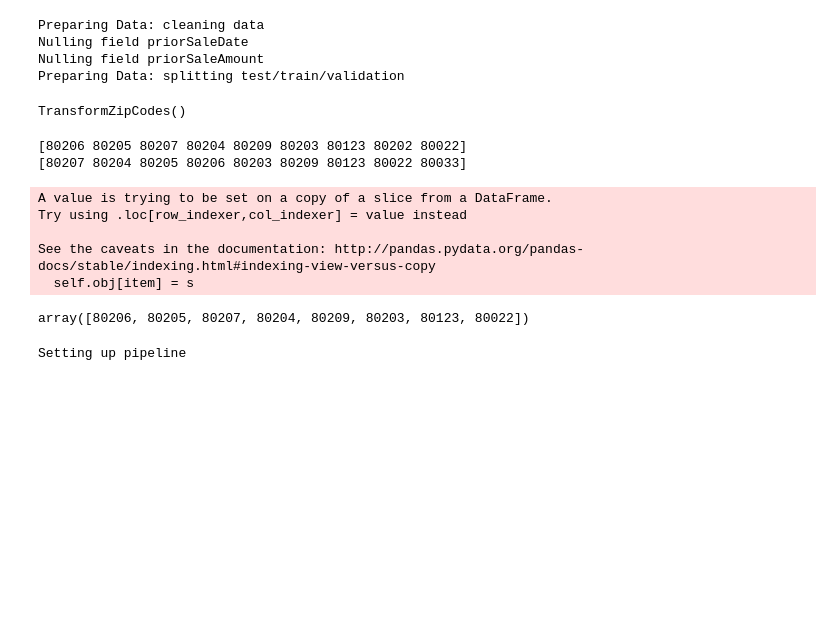
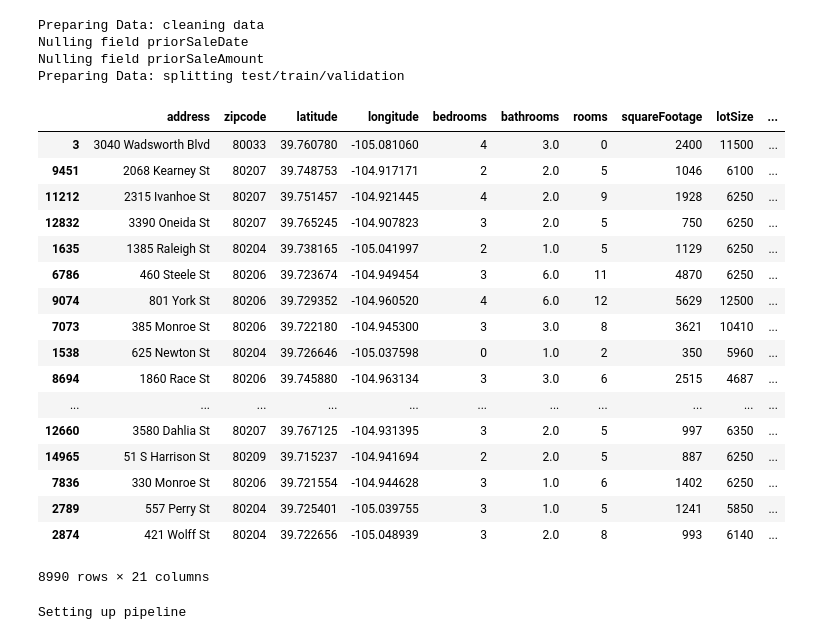
Before and after one commit to ideaian/housing_prices, a Jupyter notebook: improved_pipeline.ipynb, the cells around one changed output. Drawn from its saved outputs; the diff is of its cells as text; code cells hidden in the pictures; blank space fills up the shorter version.

Commit message:
good point where things are working. need to generalize the featurizer + data preparation together possibly, because of field-names

```diff
--- a/improved_pipeline.ipynb
+++ b/improved_pipeline.ipynb
@@ -39,29 +39,28 @@ Preparing Data: cleaning data
 Nulling field priorSaleDate
 Nulling field priorSaleAmount
 Preparing Data: splitting test/train/validation
-# %%
-tzip = TransformZipCodes()
-tzip.fit(df_train)
-# %% [output]
-TransformZipCodes()
-# %%
-print(X_test.zipcode.unique())
-print(X_train.zipcode.unique())
-# %% [output]
-[80206 80205 80207 80204 80209 80203 80123 80202 80022]
-[80207 80204 80205 80206 80203 80209 80123 80022 80033]
-# %%
-Y_test_t = tzip.transform(df_test)
-# %% [output]
-A value is trying to be set on a copy of a slice from a DataFrame.
-Try using .loc[row_indexer,col_indexer] = value instead
-
-See the caveats in the documentation: http://pandas.pydata.org/pandas-docs/stable/indexing.html#indexing-view-versus-copy
-  self.obj[item] = s
-# %%
-Y_test_t.zipcode.unique()
-# %% [output]
-array([80206, 80205, 80207, 80204, 80209, 80203, 80123, 80022])
+# %%
+tzip = ImputeZipCodes()
+tzip.fit_transform(X_train,y_train)
+# %% [output]
+|  | address | zipcode | latitude | longitude | bedrooms | bathrooms | rooms | squareFootage | lotSize | ... |
+| 3 | 3040 Wadsworth Blvd | 80033 | 39.760780 | -105.081060 | 4 | 3.0 | 0 | 2400 | 11500 | ... |
+| 9451 | 2068 Kearney St | 80207 | 39.748753 | -104.917171 | 2 | 2.0 | 5 | 1046 | 6100 | ... |
+| 11212 | 2315 Ivanhoe St | 80207 | 39.751457 | -104.921445 | 4 | 2.0 | 9 | 1928 | 6250 | ... |
+| 12832 | 3390 Oneida St | 80207 | 39.765245 | -104.907823 | 3 | 2.0 | 5 | 750 | 6250 | ... |
+| 1635 | 1385 Raleigh St | 80204 | 39.738165 | -105.041997 | 2 | 1.0 | 5 | 1129 | 6250 | ... |
+| 6786 | 460 Steele St | 80206 | 39.723674 | -104.949454 | 3 | 6.0 | 11 | 4870 | 6250 | ... |
+| 9074 | 801 York St | 80206 | 39.729352 | -104.960520 | 4 | 6.0 | 12 | 5629 | 12500 | ... |
+| 7073 | 385 Monroe St | 80206 | 39.722180 | -104.945300 | 3 | 3.0 | 8 | 3621 | 10410 | ... |
+| 1538 | 625 Newton St | 80204 | 39.726646 | -105.037598 | 0 | 1.0 | 2 | 350 | 5960 | ... |
+| 8694 | 1860 Race St | 80206 | 39.745880 | -104.963134 | 3 | 3.0 | 6 | 2515 | 4687 | ... |
+| ... | ... | ... | ... | ... | ... | ... | ... | ... | ... | ... |
+| 12660 | 3580 Dahlia St | 80207 | 39.767125 | -104.931395 | 3 | 2.0 | 5 | 997 | 6350 | ... |
+| 14965 | 51 S Harrison St | 80209 | 39.715237 | -104.941694 | 2 | 2.0 | 5 | 887 | 6250 | ... |
+| 7836 | 330 Monroe St | 80206 | 39.721554 | -104.944628 | 3 | 1.0 | 6 | 1402 | 6250 | ... |
+| 2789 | 557 Perry St | 80204 | 39.725401 | -105.039755 | 3 | 1.0 | 5 | 1241 | 5850 | ... |
+| 2874 | 421 Wolff St | 80204 | 39.722656 | -105.048939 | 3 | 2.0 | 8 | 993 | 6140 | ... |
+8990 rows × 21 columns
 # %%
 from sklearn.ensemble import (
     ExtraTreesRegressor, GradientBoostingRegressor, AdaBoostRegressor
```
Also changed, not shown: parts of 3 cells of this notebook, 1 other file.
